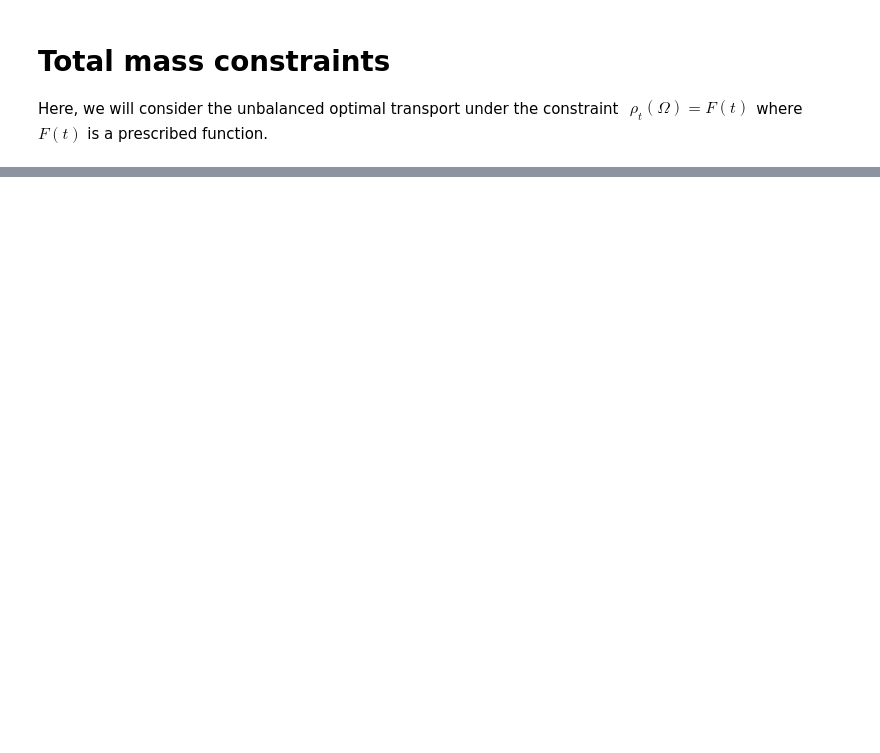
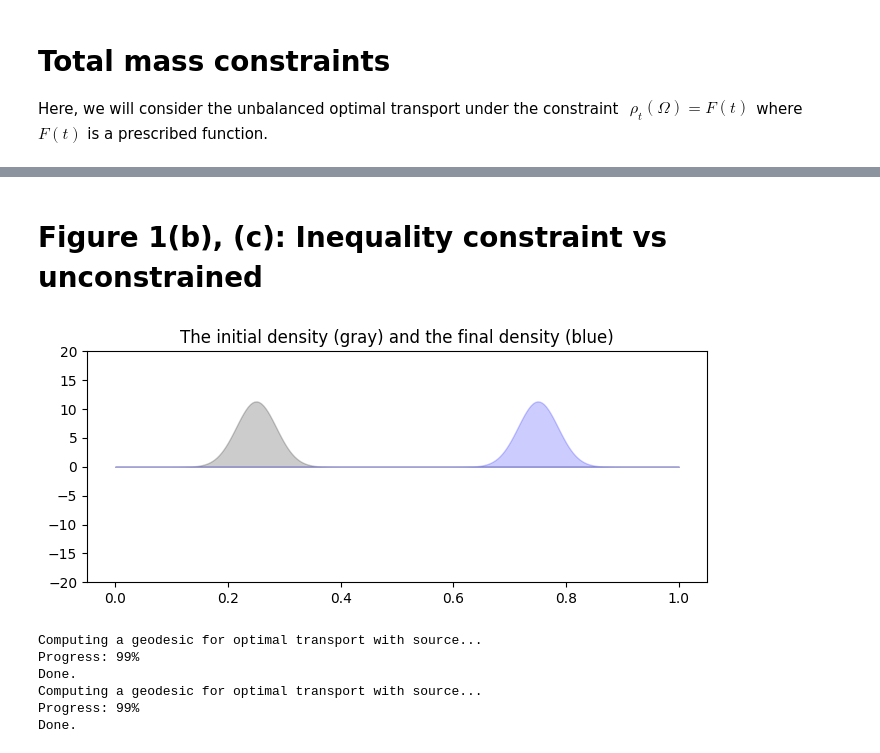
Before and after one commit to mao1756/acuot, a Jupyter notebook: examples/total_mass_constraint.ipynb, the cells around one changed output, grey strips where cells are left out. Cells and saved outputs as stored; diff of their text form; code cells hidden in the pictures; blank space fills up the shorter version.

Commit message:
finish total mass

```diff
--- a/examples/total_mass_constraint.ipynb
+++ b/examples/total_mass_constraint.ipynb
@@ -262,0 +285,78 @@ L2 distance between reparametrized distribution and constrained distribution: 0.
+# %% [markdown]
+# Figure 1(b), (c): Inequality constraint vs unconstrained
+# %%
+import numpy as np
+import scipy as sp
+import matplotlib.pyplot as plt
+import sys
+sys.path.append('../')
+from proximal.dynamicUOT import computeGeodesic, computeGeodesic_inequality
+from proximal.grids import speed_and_growth
+import ipywidgets as widgets
+from ipywidgets import interact
+
+# Plotting initial and the final density
+sigma = 0.05
+K = 256
+X = np.linspace(0, 1, K)  # Discretization of the time-space domain
+
+def gauss(x, x_0, sigma, mass):
+    # Gaussian bump
+    normalized_factor = np.exp(-((x - x_0) ** 2) / sigma ** 2)
+    return mass * (normalized_factor * K / np.sum(normalized_factor))
+
+rho_0 = gauss(X, 0.25, sigma, 1) # Initial density
+rho_1 = gauss(X, 0.75, sigma, 1)  # Final density
+
+# Normalizing densities
+rho_0 /= np.sum(rho_0) / 256 # make sure the total mass is 1
+rho_1 /= np.sum(rho_1) / 256
+
+rho_0.dtype = np.float64
+rho_1.dtype = np.float64
+
+# Plotting
+plt.figure(figsize=(8, 3))
+plt.ylim(-20, 20)
+plt.title("The initial density (gray) and the final density (blue)")
+plt.fill_between(X, rho_0, color="k", alpha=0.2)  # Use fill_between for similar effect to fill in Julia
+plt.fill_between(X, rho_1, color="b", alpha=0.2)
+plt.show()
+
+T = 15 # number of time steps
+ll = (1.0, 1.0) # size of time x space box
+H = np.ones((T,K))
+time = np.array([(i+0.5)/T for i in range(0,T)])
+
+xs = []
+
+# Wasserstein
+#x, lists = computeGeodesic(rho_0, rho_1, T, ll, p= 2.0, q=0.0, #delta=0.5/np.pi, niter=3000)
+#xs.append(x)
+
+delta = 0.5 / np.pi
+# Wasserstein-Fisher-Rao
+x, lists = computeGeodesic(rho_0, rho_1, T, ll, p= 2.0, q=2.0, delta=delta, niter=3000)
+xs.append(x)
+
+# Greater than 1
+Hs = [H, np.zeros((T, K)), np.zeros((T, K))]
+GL = np.ones((T,))
+GU = np.inf * np.ones((T,))
+x, lists = computeGeodesic_inequality(rho_0, rho_1, T, ll, H=None, F=None, Hs=Hs, GL=GL, GU=GU, p= 2.0, q=2.0, delta=delta, niter=3000, big_matrix=True, verbose=True)
+xs.append(x)
+
+# Greater than 0.8
+Hs = [H, np.zeros((T, K)), np.zeros((T, K))]
+GL = 0.8 * np.ones((T,))
+GU = np.inf * np.ones((T,))
+x, lists = computeGeodesic_inequality(rho_0, rho_1, T, ll, H=None, F=None, Hs=Hs, GL=GL, GU=GU, p= 2.0, q=2.0, delta=delta, niter=3000, big_matrix=True, verbose=True)
+xs.append(x)
+# %% [output]
+[figure, added]
+Computing a geodesic for optimal transport with source...
+Progress: 99%
+Done.
+Computing a geodesic for optimal transport with source...
+Progress: 99%
+Done.
```
Also changed, not shown: parts of 9 cells of this notebook, 11 other files.
